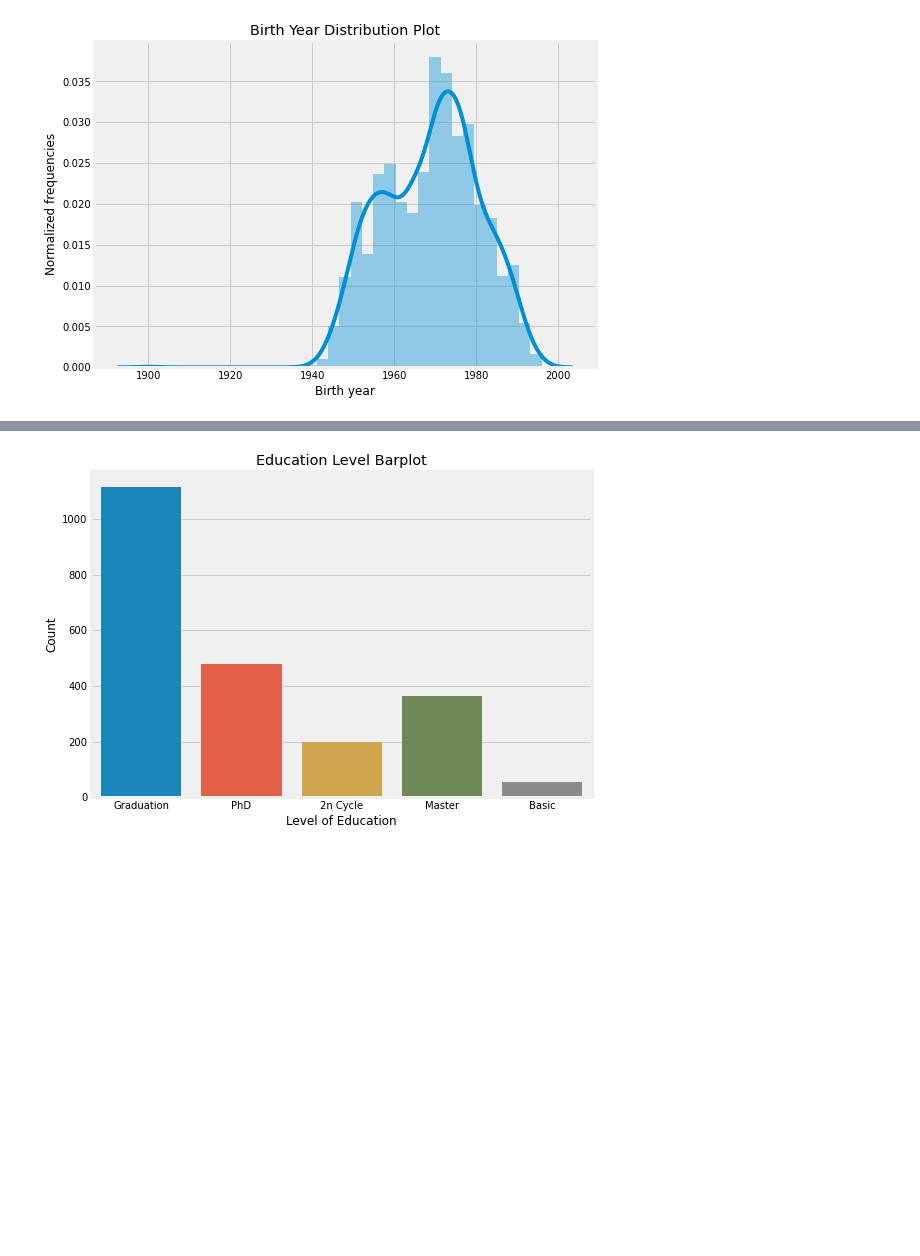
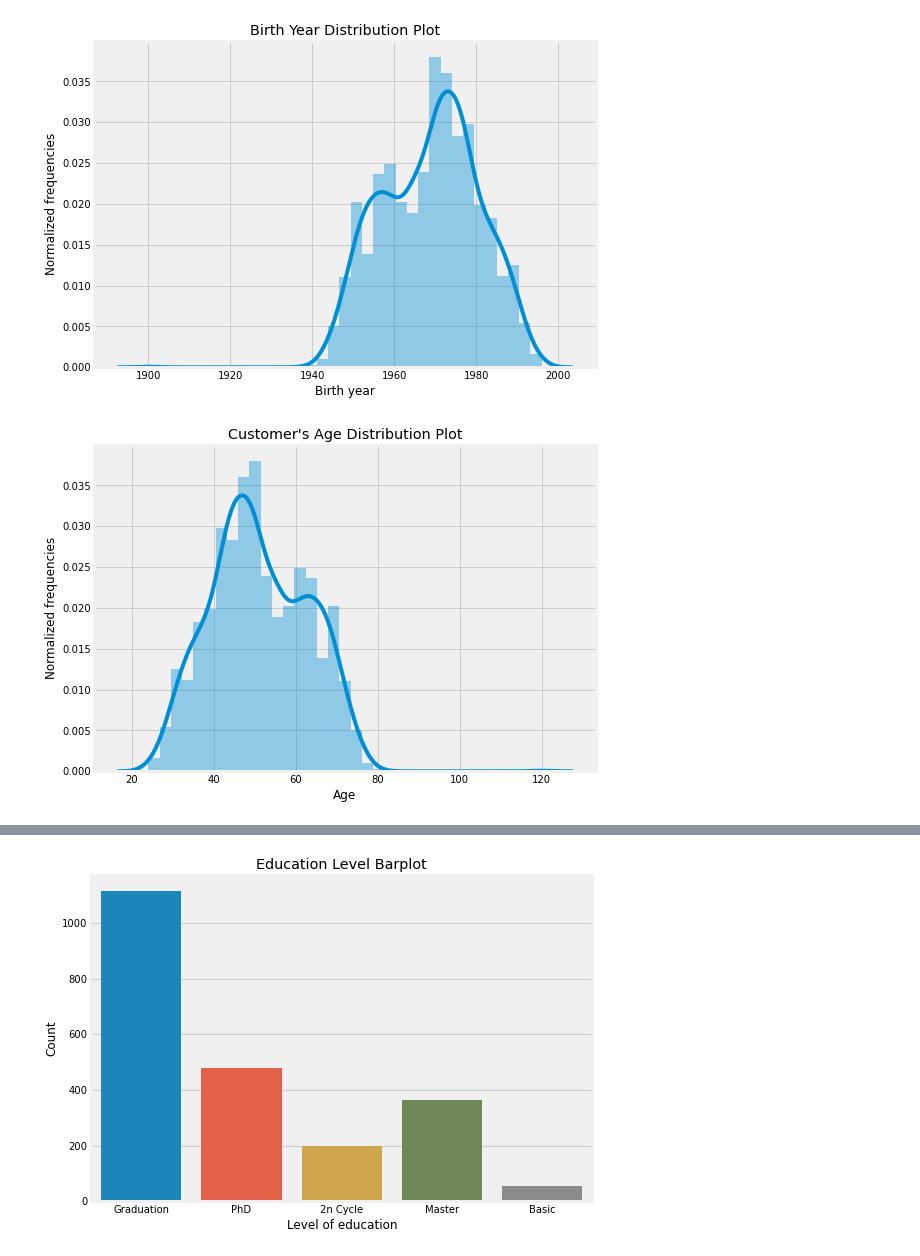
Before and after one commit to enoo24/marketing-analysis, a Jupyter notebook: notebooks/1.0-hry-exploratory-data-analysis.ipynb, the cells around one changed output, grey strips where cells are left out. Cells and saved outputs as stored; diff of their text form; code cells hidden in the pictures; blank space fills up the shorter version.

```diff
--- a/notebooks/1.0-hry-exploratory-data-analysis.ipynb
+++ b/notebooks/1.0-hry-exploratory-data-analysis.ipynb
@@ -137,3 +137,15 @@ plt.title('Birth Year Distribution Plot')
 plt.show()
 # %% [output]
 [figure]
+# %%
+# Inspecting customer's age
+data['Age'] = pd.to_datetime('2020-12-19').year - data['Year_Birth']
+
+fig = plt.subplots(figsize=(8, 6))
+sns.distplot(data['Age'])
+plt.ylabel('Normalized frequencies')
+plt.xlabel('Age')
+plt.title("Customer's Age Distribution Plot")
+plt.show()
+# %% [output]
+[figure, added]
```
Also changed, not shown: parts of 20 cells of this notebook, 1 other file.
